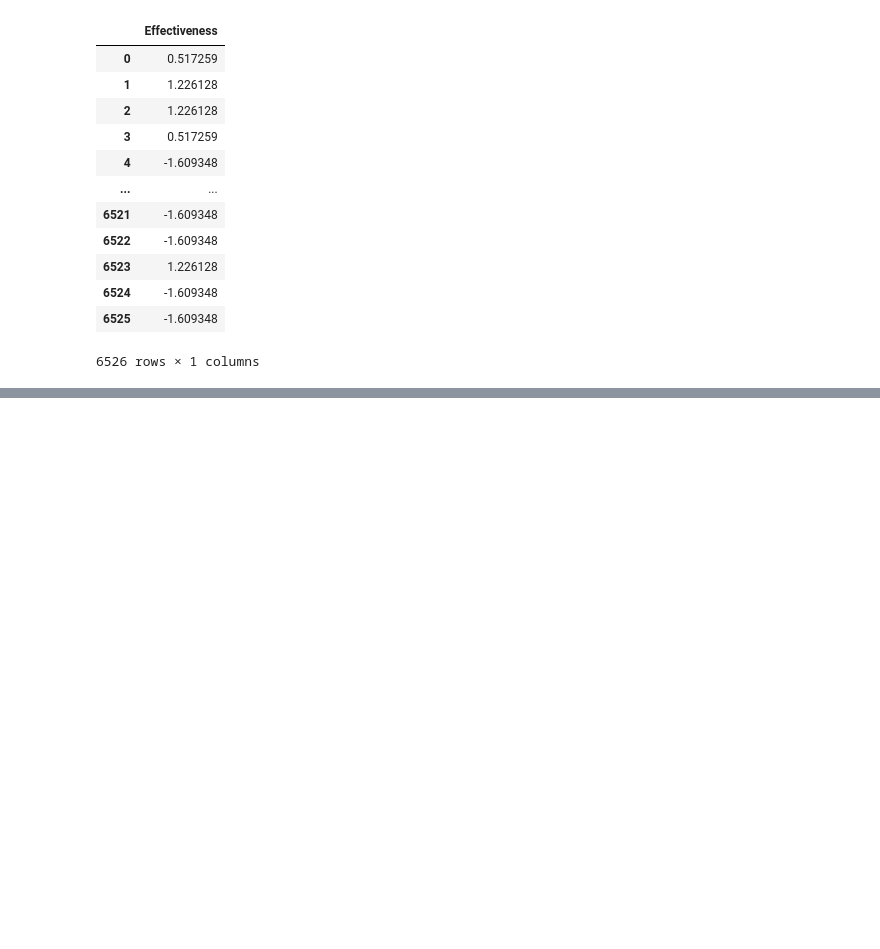
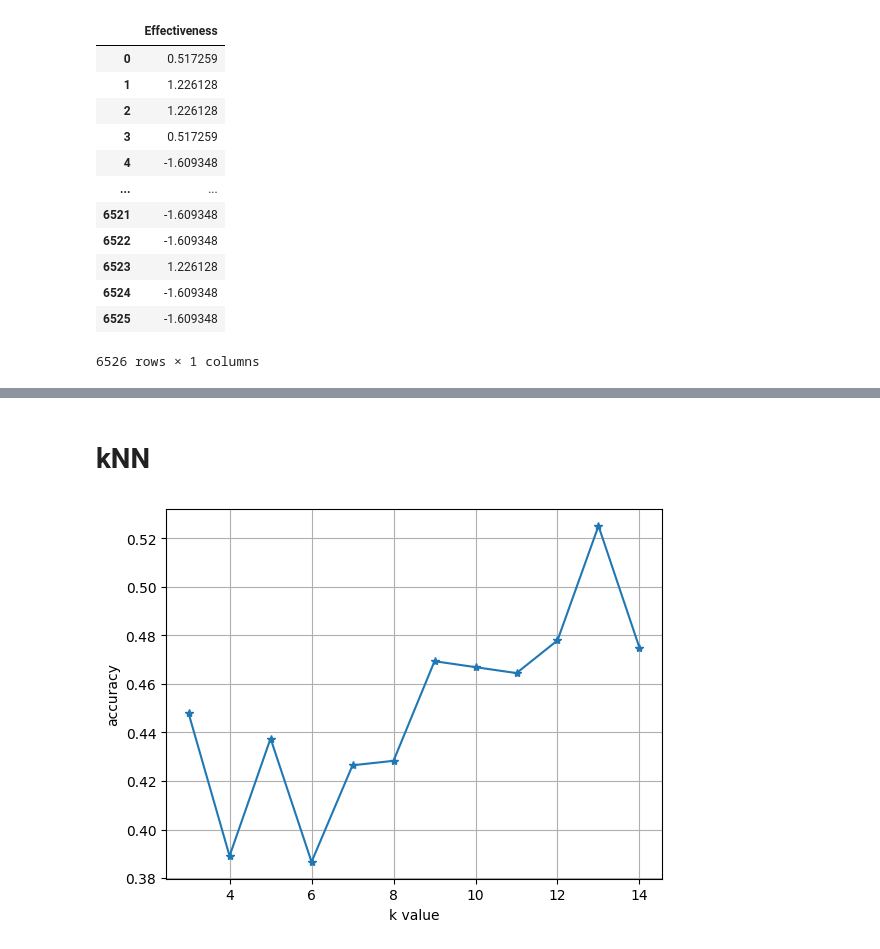
Before and after one commit to madayath03/DSA-projects, a Jupyter notebook: classification-of-drug-side-effects.ipynb, the cells around one changed output, grey strips where cells are left out. Drawn from its saved outputs; the diff is of its cells as text; code cells hidden in the pictures; blank space fills up the shorter version.

Commit message:
Kaggle Notebook | Classification of drug side effects | Version 4

```diff
--- a/classification-of-drug-side-effects.ipynb
+++ b/classification-of-drug-side-effects.ipynb
@@ -886,0 +889,7 @@ data3
+# %%
+data3 = data_encod
+data3['Effectiveness'] = data_num.values
+data3['Reviews_Rank'] = data2.Reviews_Rank
+data3['UsefulCount_boxcox'] = data_Usefulcount1
+data3['EaseofUse_boxcox'] = data_EaseofUse1
+data3
@@ -886,0 +912,3 @@ data3
+# %%
+data4 = pd.DataFrame(data2['Sideeffect'])
+data4
@@ -886,0 +931,3 @@ data3
+# %%
+from sklearn.model_selection import train_test_split
+X_train, X_test, Y_train, Y_test = train_test_split(data3,data4,test_size=0.25, random_state = 42, stratify=data4)
@@ -886,0 +1039,21 @@ data3
+# %% [markdown]
+# kNN
+# %%
+#knn
+from sklearn.neighbors import KNeighborsClassifier
+metric_k = []
+neighbours = np.arange(3,15)
+
+for k in neighbours:
+        knn = KNeighborsClassifier(n_neighbors=k)
+        model2 = knn.fit(X_train, Y_train)
+        Y_pred_knn = model2.predict(X_test)
+        acc=accuracy_score(Y_test,Y_pred_knn)
+        metric_k.append(acc)
+
+plt.plot(neighbours,metric_k,'*-')
+plt.xlabel('k value')
+plt.ylabel('accuracy')
+plt.grid()
+# %% [output]
+[figure, added]
```
Also changed, not shown: parts of 44 cells of this notebook.
